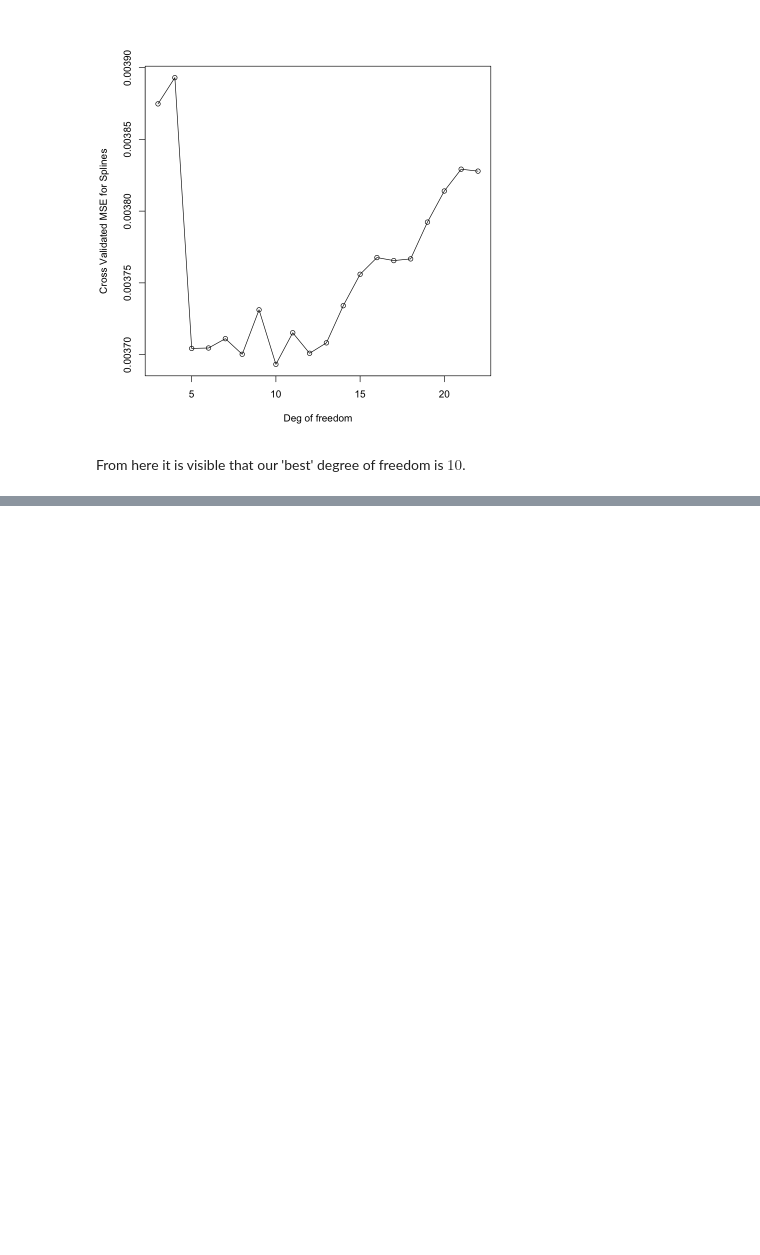
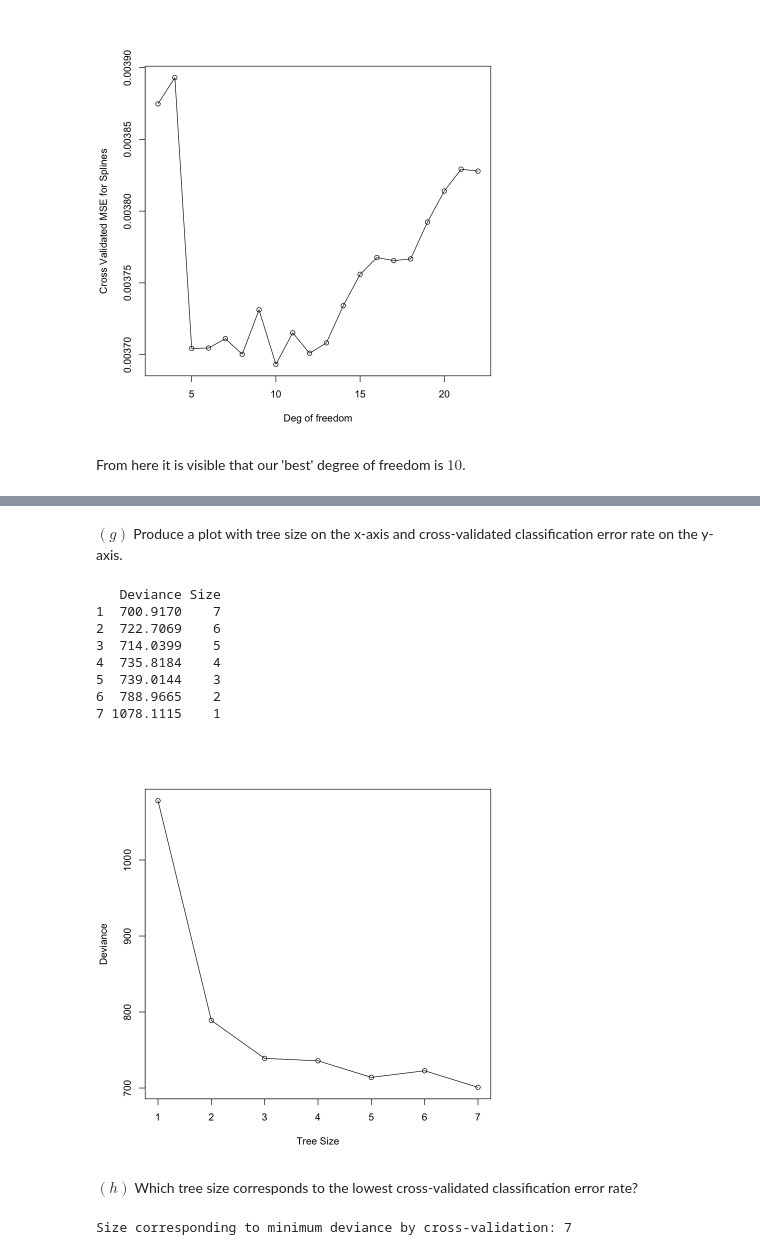
Before and after one commit to nilavam/Data-Mining, a Jupyter notebook: Assign3/Assign3.ipynb, the cells around one changed output, grey strips where cells are left out. Drawn from its saved outputs; the diff is of its cells as text; code cells hidden in the pictures; blank space fills up the shorter version.

```diff
--- a/Assign3/Assign3.ipynb
+++ b/Assign3/Assign3.ipynb
@@ -176,0 +268,23 @@ From here it is visible that our 'best' degree of freedom is $10$.
+# %%
+oj.cvtree = cv.tree(oj.tree)
+# %% [markdown]
+$(g)$ Produce a plot with tree size on the x-axis and cross-validated classification error rate on the y-axis.
+# %%
+plot(oj.cvtree$dev ~ oj.cvtree$size, type = "o", xlab = "Tree Size", ylab = "Deviance")
+print(data.frame("Deviance" = oj.cvtree$dev, "Size" = oj.cvtree$size))
+# %% [output]
+   Deviance Size
+1  700.9170    7
+2  722.7069    6
+3  714.0399    5
+4  735.8184    4
+5  739.0144    3
+6  788.9665    2
+7 1078.1115    1
+[figure, added]
+# %% [markdown]
+$(h)$ Which tree size corresponds to the lowest cross-validated classification error rate?
+# %%
+cat("Size corresponding to minimum deviance by cross-validation:", oj.cvtree$size[which.min(oj.cvtree$dev)])
+# %% [output]
+Size corresponding to minimum deviance by cross-validation: 7
```
Also changed, not shown: parts of 31 cells of this notebook, 5 other files.
